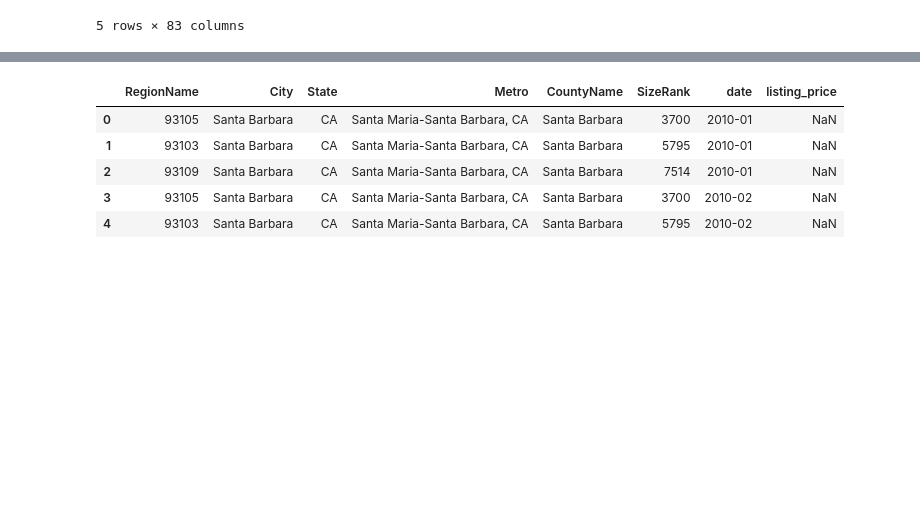
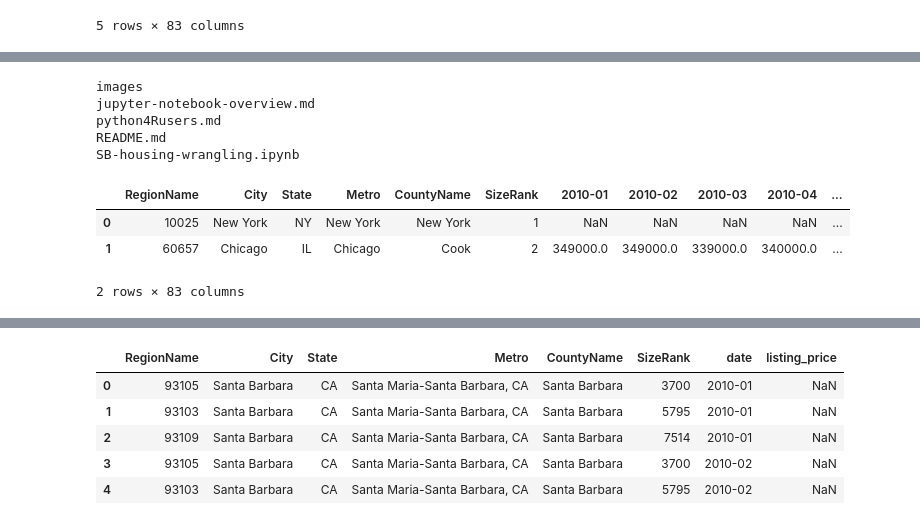
Before and after one commit to NCEAS/training-jupyter-notebook, a Jupyter notebook: SB-housing-wrangling.ipynb, the cells around one changed output, grey strips where cells are left out. Saved outputs shown, nothing was run; the diff lists cells and outputs as text; code cells hidden in the pictures; blank space fills up the shorter version.

```diff
--- a/SB-housing-wrangling.ipynb
+++ b/SB-housing-wrangling.ipynb
@@ -42,3 +54,19 @@ listing_data.head()
+# %%
+%%bash
+ls
+# %% [output]
+images
+jupyter-notebook-overview.md
+python4Rusers.md
+README.md
+SB-housing-wrangling.ipynb
+# %%
+listing_data[0:2]
+# %% [output]
+|  | RegionName | City | State | Metro | CountyName | SizeRank | 2010-01 | 2010-02 | 2010-03 | 2010-04 | ... |
+| 0 | 10025 | New York | NY | New York | New York | 1 | NaN | NaN | NaN | NaN | ... |
+| 1 | 60657 | Chicago | IL | Chicago | Cook | 2 | 349000.0 | 349000.0 | 339000.0 | 340000.0 | ... |
+2 rows × 83 columns
 # %%
 # subset Santa Barbara
 listing_sb = listing_data[listing_data['City']=='Santa Barbara']
```
Also changed, not shown: parts of 8 cells of this notebook.
